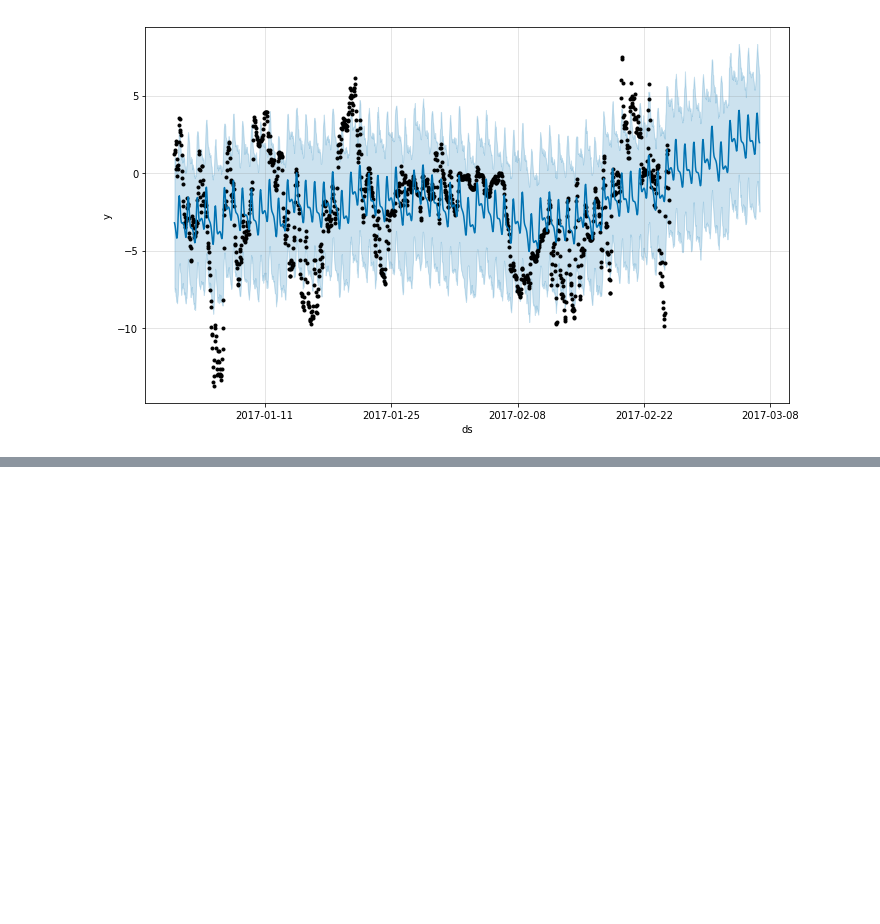
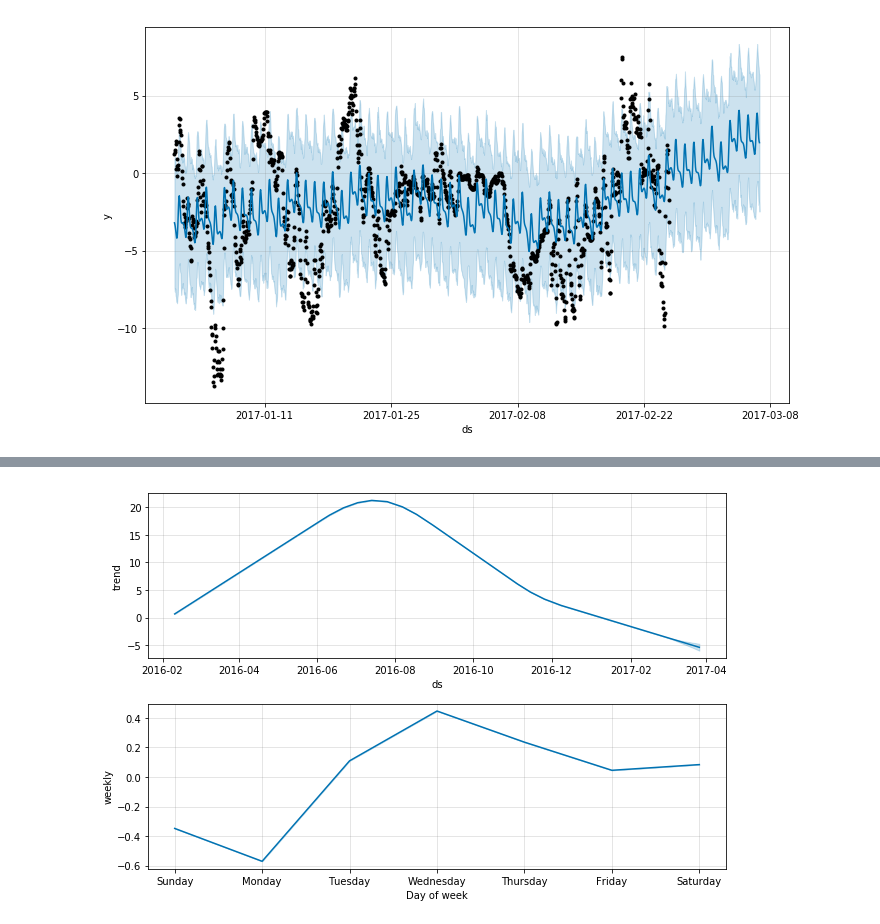
Before and after one commit to deepakmarathe/timeseries-forecasting, a Jupyter notebook: timeseries-forecating-weather-prediction.ipynb, the cells around one changed output, grey strips where cells are left out. Cells and saved outputs as stored; diff of their text form; code cells hidden in the pictures; blank space fills up the shorter version.

```diff
--- a/timeseries-forecating-weather-prediction.ipynb
+++ b/timeseries-forecating-weather-prediction.ipynb
@@ -70,0 +132,4 @@ fgrep "T12" ./data/outdoor-temperature-hourly.csv >> ./data/outdoor-temperature-
+# %%
+model2.plot_components(forecast2)
+# %% [output]
+[figure, added]
```
Also changed, not shown: parts of 8 cells of this notebook.
